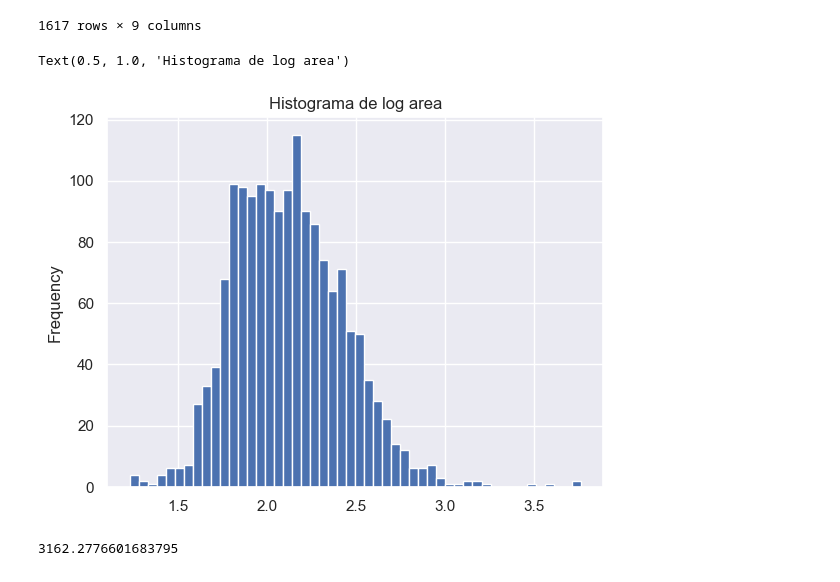
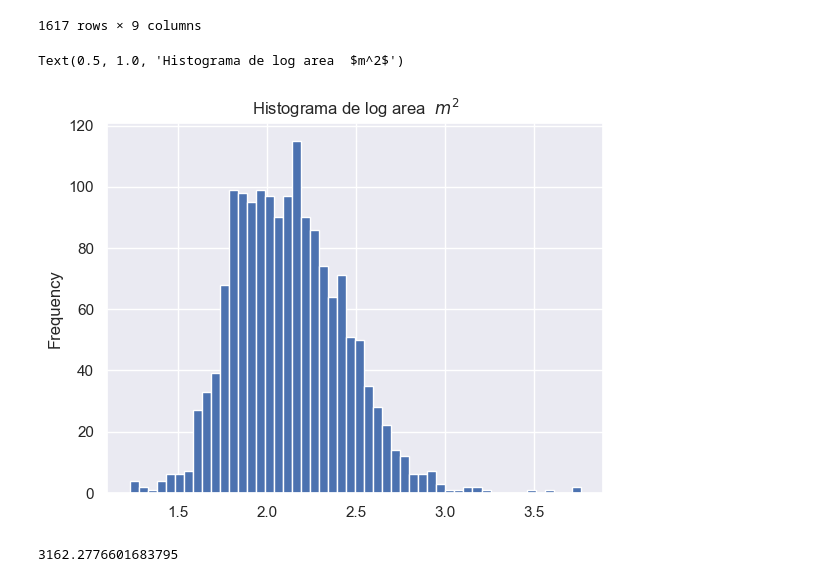
Before and after one commit to Wilsonsr/Metodos-Estadisticos, a Jupyter notebook: CUADERNOS/precios_en_el_sector_inmobiliario_en_Bogotá.ipynb, the cells around one changed output. Cells and saved outputs as stored; diff of their text form; code cells hidden in the pictures.

```diff
--- a/CUADERNOS/precios_en_el_sector_inmobiliario_en_Bogotá.ipynb
+++ b/CUADERNOS/precios_en_el_sector_inmobiliario_en_Bogotá.ipynb
@@ -311,10 +338,10 @@ datos
 1617 rows × 9 columns
 # %%
 datos.marea.apply(np.log10).plot.hist(bins = 50)
-plt.title("Histograma de log area")
+plt.title("Histograma de log area  $m^2$")
 # %% [output]
-Text(0.5, 1.0, 'Histograma de log area')
+Text(0.5, 1.0, 'Histograma de log area  $m^2$')
-[figure, old version]
+[figure, new version]
 # %%
 10**(3.5)
 # %% [output]
```
Also changed, not shown: parts of 23 cells of this notebook.
